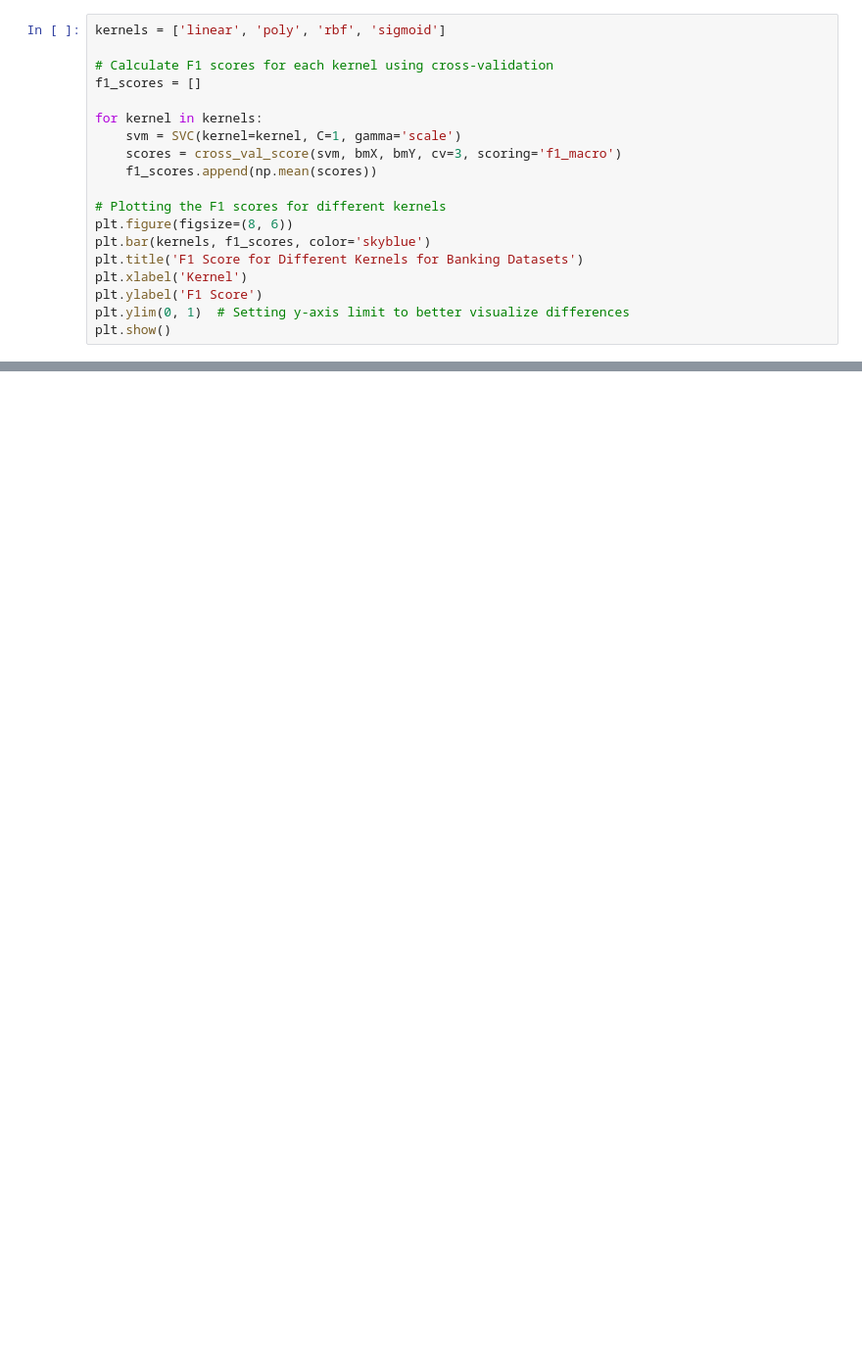
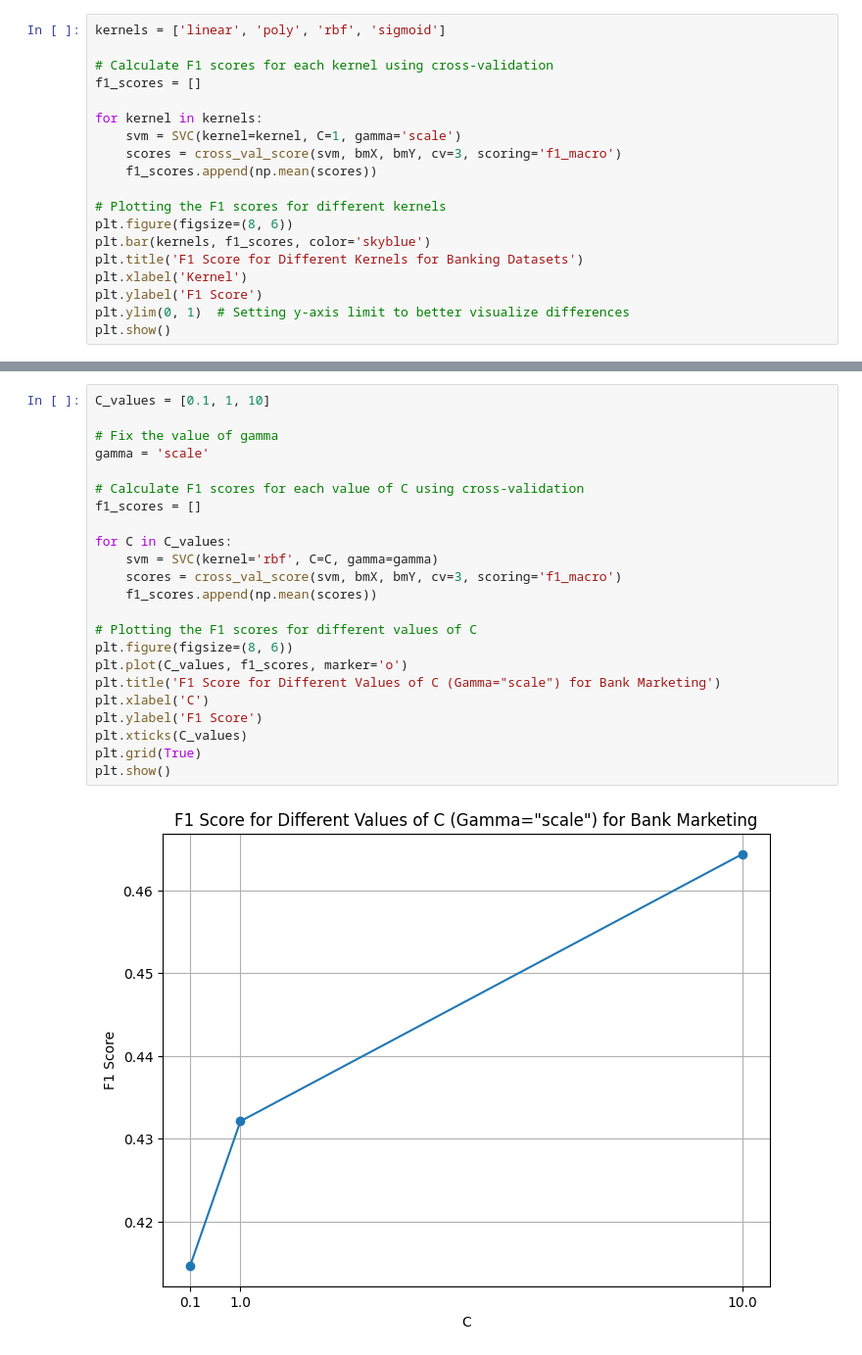
Before and after one commit to ankitrahejagatech/7641HW1, a Jupyter notebook: HW1Final.ipynb, the cells around one changed output, grey strips where cells are left out. Shown at 98% size. Saved outputs shown, nothing was run; the diff lists cells and outputs as text; blank space fills up the shorter version.

```diff
--- a/HW1Final.ipynb
+++ b/HW1Final.ipynb
@@ -2029,0 +2032,25 @@ plt.show()
+# %%
+C_values = [0.1, 1, 10]
+
+# Fix the value of gamma
+gamma = 'scale'
+
+# Calculate F1 scores for each value of C using cross-validation
+f1_scores = []
+
+for C in C_values:
+    svm = SVC(kernel='rbf', C=C, gamma=gamma)
+    scores = cross_val_score(svm, bmX, bmY, cv=3, scoring='f1_macro')
+    f1_scores.append(np.mean(scores))
+
+# Plotting the F1 scores for different values of C
+plt.figure(figsize=(8, 6))
+plt.plot(C_values, f1_scores, marker='o')
+plt.title('F1 Score for Different Values of C (Gamma="scale") for Bank Marketing')
+plt.xlabel('C')
+plt.ylabel('F1 Score')
+plt.xticks(C_values)
+plt.grid(True)
+plt.show()
+# %% [output]
+[figure, added]
```
Also changed, not shown: parts of 17 cells of this notebook.
